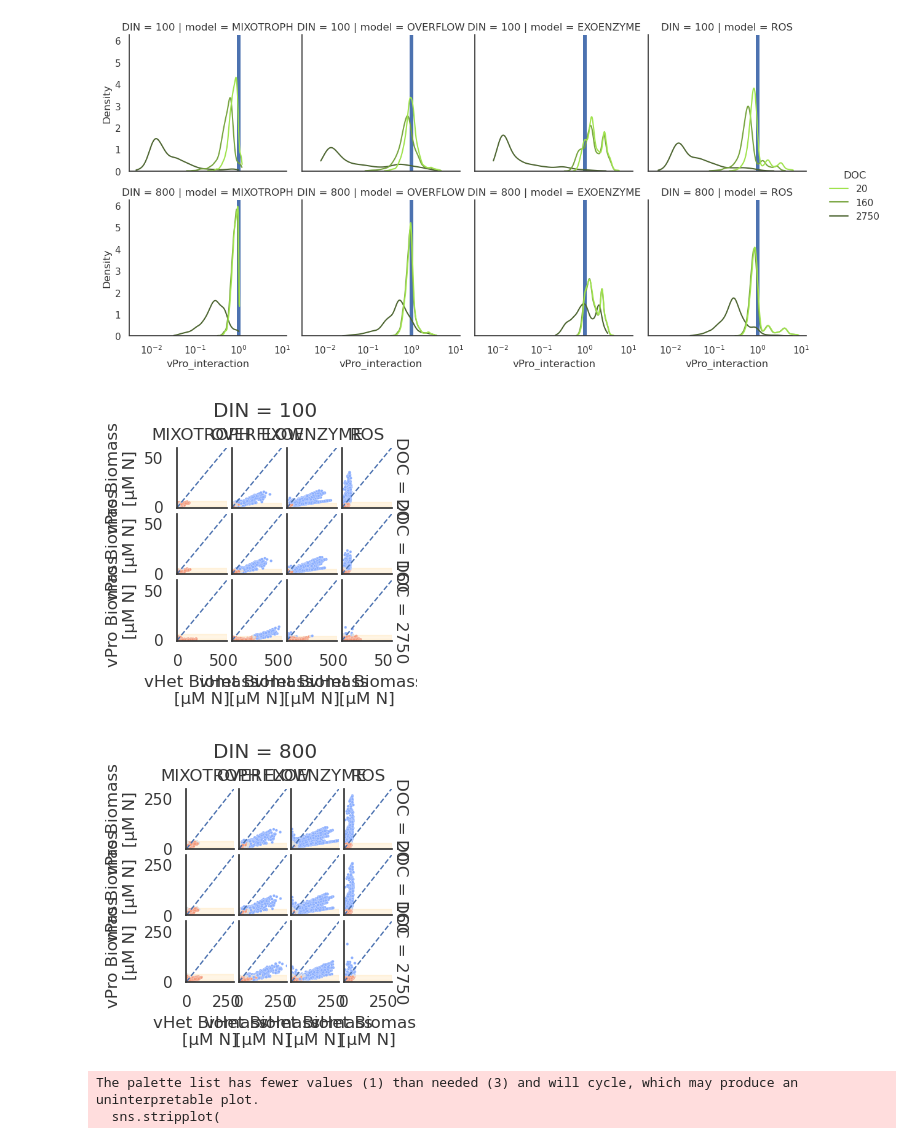
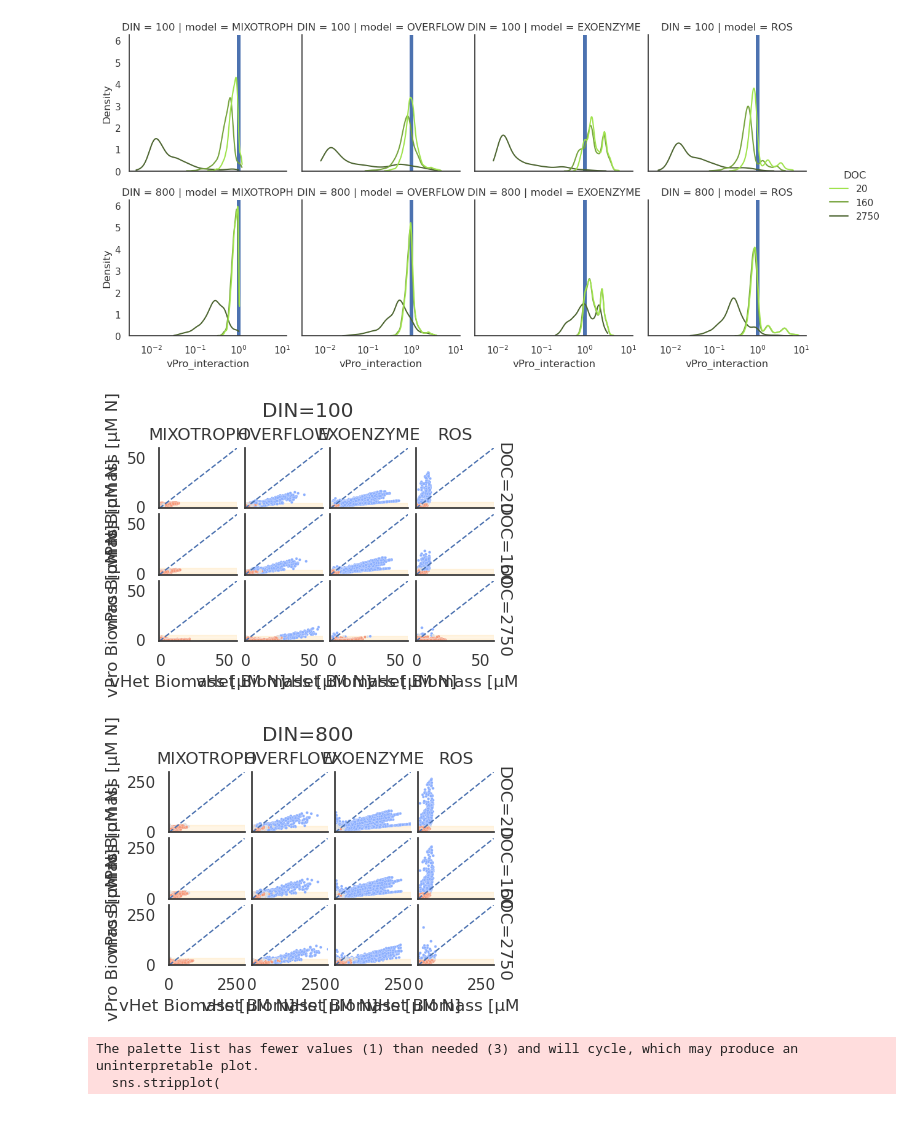
Before and after one commit to wosnat/recycle_model, a Jupyter notebook: STORE_model/notebooks/model_store_analyze_monte_biogeo_reruns.ipynb, the cells around one changed output. Saved outputs shown, nothing was run; the diff lists cells and outputs as text; code cells hidden in the pictures.

```diff
--- a/STORE_model/notebooks/model_store_analyze_monte_biogeo_reruns.ipynb
+++ b/STORE_model/notebooks/model_store_analyze_monte_biogeo_reruns.ipynb
@@ -496,39 +496,39 @@ for (row_val, col_val), ax in g.axes_dict.items():
 for din in [100,800]:
     g = sns.relplot(
         data=merge_comb_df.loc[merge_comb_df.DIN.isin([din])],
          y='Integrated N Biomassp', x='Integrated N Biomassh',
         #hue='y_pred', hue_order=list(reversed(gorder)), palette=list(reversed(gpalette)),
         hue='interaction_class', hue_order=iorder, palette=ipalette,
         col='model', col_order=morder, s=4, lw=0.1,
         row='DOC',
         #row='Category', row_order=media_order[1:],
         legend=False,
-        aspect=0.8, height=1,rasterized=True,
+        aspect=1.1, height=1,rasterized=True,
         facet_kws=dict(margin_titles=True),
         #color='purple',
     )
     for (row_val, col_val), ax in g.axes_dict.items():
         ax.axline((0,0), (20,20),lw=1, ls='--')
         ponly_values = ponly_df.loc[ponly_df.DIN.isin([din]) & ponly_df.DOC.isin([row_val]) & ponly_df.model.isin([col_val]), 'Integrated N Biomassp']
         ax.axhspan(ponly_values.min(), ponly_values.max(), alpha=0.1, zorder=-100, color='orange')
 
-    g.set(ylabel='vPro Biomass\n[µM N]', xlabel='vHet Biomass\n[µM N]',
+    g.set(ylabel='vPro Biomass [µM N]', xlabel='vHet Biomass [µM N]',
           #xlim=(-1,60),
           #ylim=(-1,60),
          )
     if (din == 100):
         g.set(xlim=(-1,60), ylim=(-1,60), )
     else:
         g.set(xlim=(-1,300), ylim=(-1,300), )
 
-    g.set_titles(col_template='{col_name}', row_template='DOC = {row_name}')
+    g.set_titles(col_template='{col_name}', row_template='DOC={row_name}')
     plt.subplots_adjust(hspace=0.1, wspace=0.1)
-    plt.suptitle(f'DIN = {din}',y=1.02)
+    plt.suptitle(f'DIN={din}',y=1.02)
     save_fpath = os.path.join(save_dpath, f'fig_biomass_{din}.svg')
     plt.savefig(save_fpath, format='svg', dpi=1200)
 # %% [output]
-[figure, old version]
+[figure, new version]
-[figure, old version]
+[figure, new version]
 # %%
 for c in ['Integrated N Biomassp', 'Integrated N Biomassh',]:
     for din in [100,800]:
```
Also changed, not shown: parts of 1 cell of this notebook, 3 other files.
